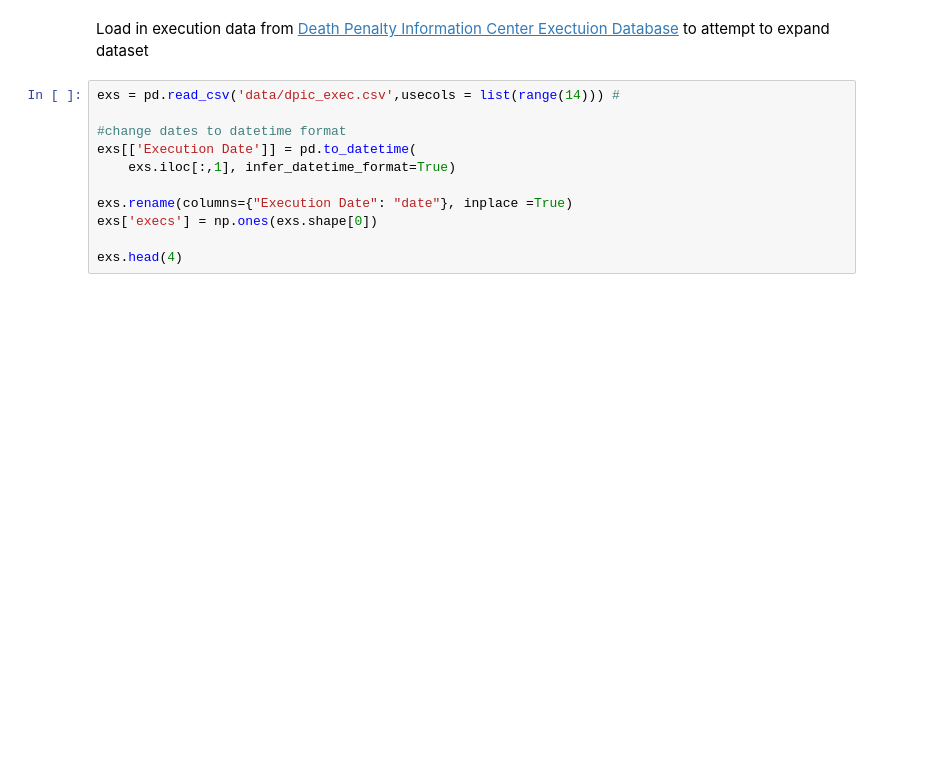
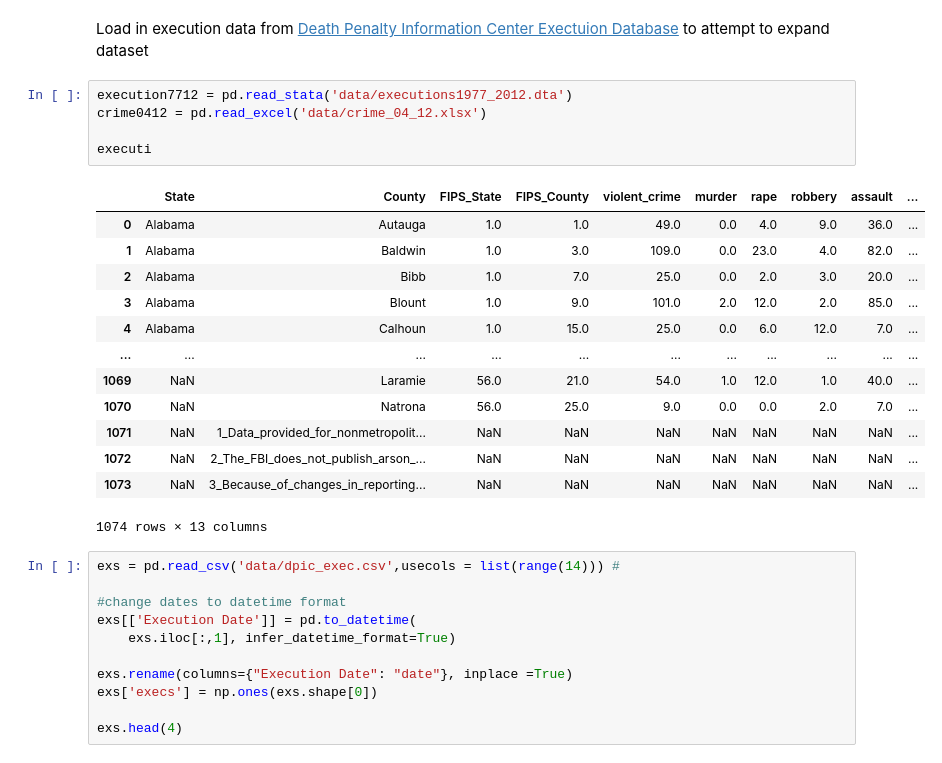
Before and after one commit to isaac-n-friends/499_final, a Jupyter notebook: Project.ipynb, the cells around one changed output. Saved outputs shown, nothing was run; the diff lists cells and outputs as text; blank space fills up the shorter version.

```diff
--- a/Project.ipynb
+++ b/Project.ipynb
@@ -26,6 +33,25 @@ import matplotlib.pyplot as plt
 #config_stata('C:\Program Files\Stata16\StataIC-64', force_batch=True)
 # %% [markdown]
 Load in execution data from [Death Penalty Information Center Exectuion Database](https://docs.google.com/spreadsheets/d/e/2PACX-1vQDMoiJXVldahXzL4S037MGb7DgZMfeqfrR-zYtDJ_U-Sd6FS35W7WU_6N8pXBOm9NOBGIM8BEui37x/pub?gid=0&single=true&output=csv) to attempt to expand dataset
+# %%
+execution7712 = pd.read_stata('data/executions1977_2012.dta')
+crime0412 = pd.read_excel('data/crime_04_12.xlsx')
+
+executi
+# %% [output]
+|  | State | County | FIPS_State | FIPS_County | violent_crime | murder | rape | robbery | assault | ... |
+| 0 | Alabama | Autauga | 1.0 | 1.0 | 49.0 | 0.0 | 4.0 | 9.0 | 36.0 | ... |
+| 1 | Alabama | Baldwin | 1.0 | 3.0 | 109.0 | 0.0 | 23.0 | 4.0 | 82.0 | ... |
+| 2 | Alabama | Bibb | 1.0 | 7.0 | 25.0 | 0.0 | 2.0 | 3.0 | 20.0 | ... |
+| 3 | Alabama | Blount | 1.0 | 9.0 | 101.0 | 2.0 | 12.0 | 2.0 | 85.0 | ... |
+| 4 | Alabama | Calhoun | 1.0 | 15.0 | 25.0 | 0.0 | 6.0 | 12.0 | 7.0 | ... |
+| ... | ... | ... | ... | ... | ... | ... | ... | ... | ... | ... |
+| 1069 | NaN | Laramie | 56.0 | 21.0 | 54.0 | 1.0 | 12.0 | 1.0 | 40.0 | ... |
+| 1070 | NaN | Natrona | 56.0 | 25.0 | 9.0 | 0.0 | 0.0 | 2.0 | 7.0 | ... |
+| 1071 | NaN | 1_Data_provided_for_nonmetropolit... | NaN | NaN | NaN | NaN | NaN | NaN | NaN | ... |
+| 1072 | NaN | 2_The_FBI_does_not_publish_arson_... | NaN | NaN | NaN | NaN | NaN | NaN | NaN | ... |
+| 1073 | NaN | 3_Because_of_changes_in_reporting... | NaN | NaN | NaN | NaN | NaN | NaN | NaN | ... |
+1074 rows × 13 columns
 # %%
 exs = pd.read_csv('data/dpic_exec.csv',usecols = list(range(14))) #
 
```
Also changed, not shown: parts of 7 cells of this notebook, 1 other file.
